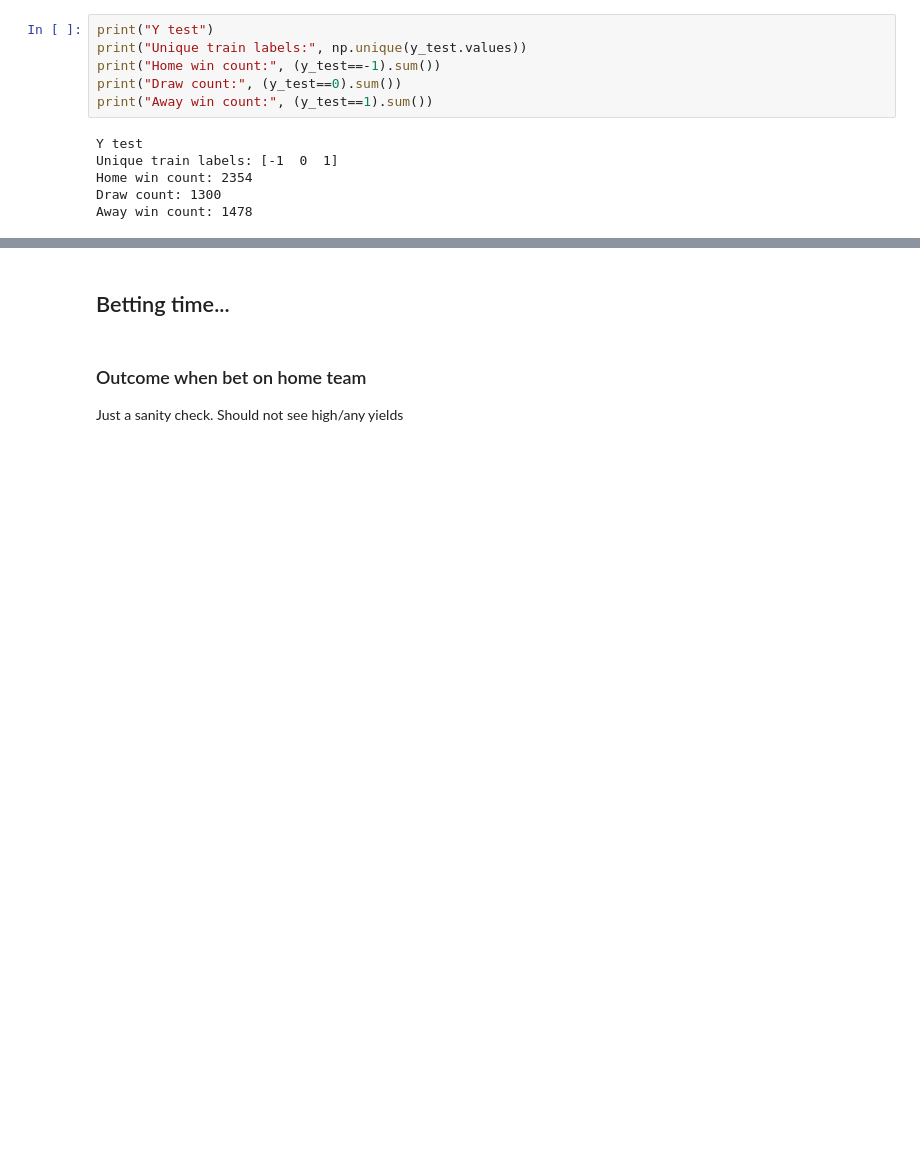
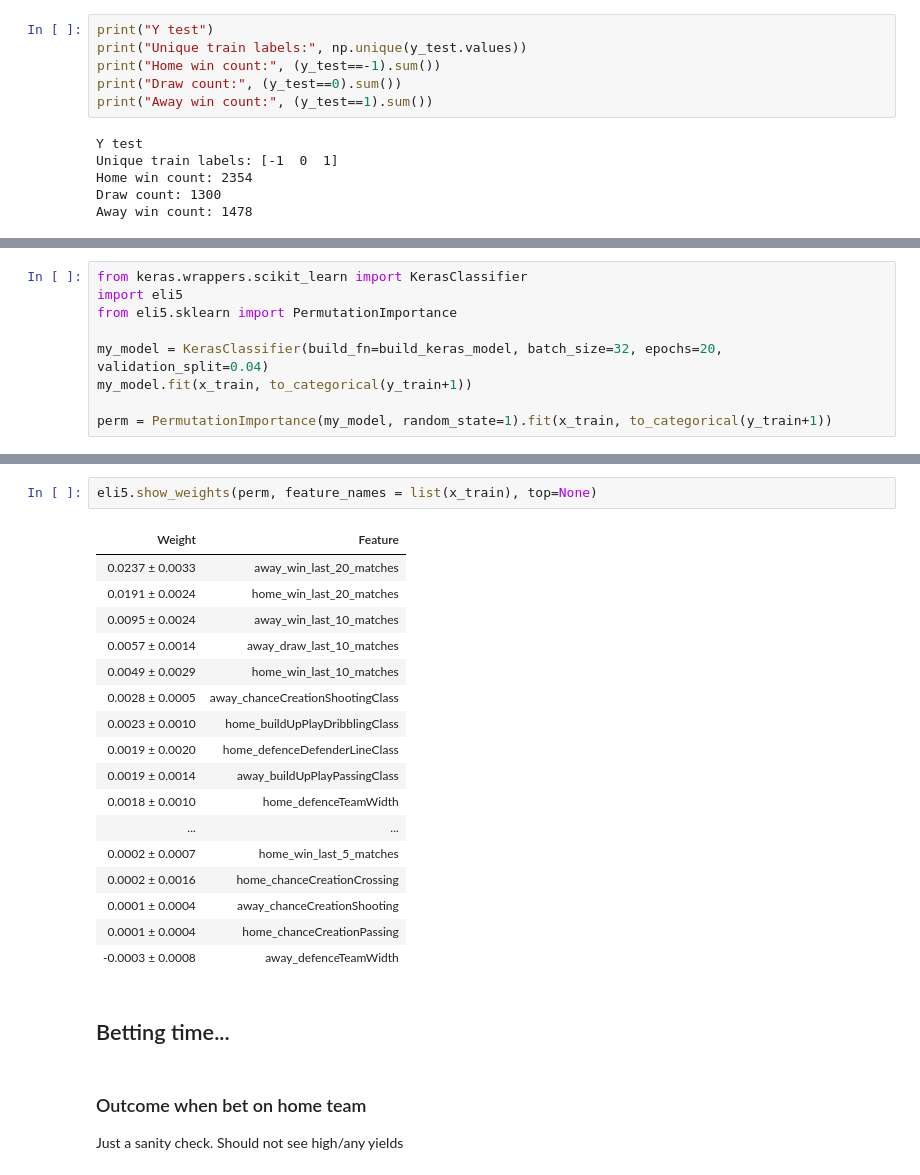
Before and after one commit to raedovj/NN19_Project_Football, a Jupyter notebook: predictions_betting.ipynb, the cells around one changed output, grey strips where cells are left out. Drawn from its saved outputs; the diff is of its cells as text; blank space fills up the shorter version.

```diff
--- a/predictions_betting.ipynb
+++ b/predictions_betting.ipynb
@@ -193,0 +189,9 @@ modelTester.get_test_confusion_matrix()
+# %%
+from keras.wrappers.scikit_learn import KerasClassifier
+import eli5
+from eli5.sklearn import PermutationImportance
+
+my_model = KerasClassifier(build_fn=build_keras_model, batch_size=32, epochs=20, validation_split=0.04)
+my_model.fit(x_train, to_categorical(y_train+1))
+
+perm = PermutationImportance(my_model, random_state=1).fit(x_train, to_categorical(y_train+1))
@@ -194,3 +216,23 @@ modelTester.get_test_confusion_matrix()
+# %%
+eli5.show_weights(perm, feature_names = list(x_train), top=None)
+# %% [output]
+| Weight | Feature |
+| 0.0237 ± 0.0033 | away_win_last_20_matches |
+| 0.0191 ± 0.0024 | home_win_last_20_matches |
+| 0.0095 ± 0.0024 | away_win_last_10_matches |
+| 0.0057 ± 0.0014 | away_draw_last_10_matches |
+| 0.0049 ± 0.0029 | home_win_last_10_matches |
+| 0.0028 ± 0.0005 | away_chanceCreationShootingClass |
+| 0.0023 ± 0.0010 | home_buildUpPlayDribblingClass |
+| 0.0019 ± 0.0020 | home_defenceDefenderLineClass |
+| 0.0019 ± 0.0014 | away_buildUpPlayPassingClass |
+| 0.0018 ± 0.0010 | home_defenceTeamWidth |
+| ... | ... |
+| 0.0002 ± 0.0007 | home_win_last_5_matches |
+| 0.0002 ± 0.0016 | home_chanceCreationCrossing |
+| 0.0001 ± 0.0004 | away_chanceCreationShooting |
+| 0.0001 ± 0.0004 | home_chanceCreationPassing |
+| -0.0003 ± 0.0008 | away_defenceTeamWidth |
 # %% [markdown]
 ## Betting time...
 # %% [markdown]
```
Also changed, not shown: parts of 13 cells of this notebook, 1 other file.
